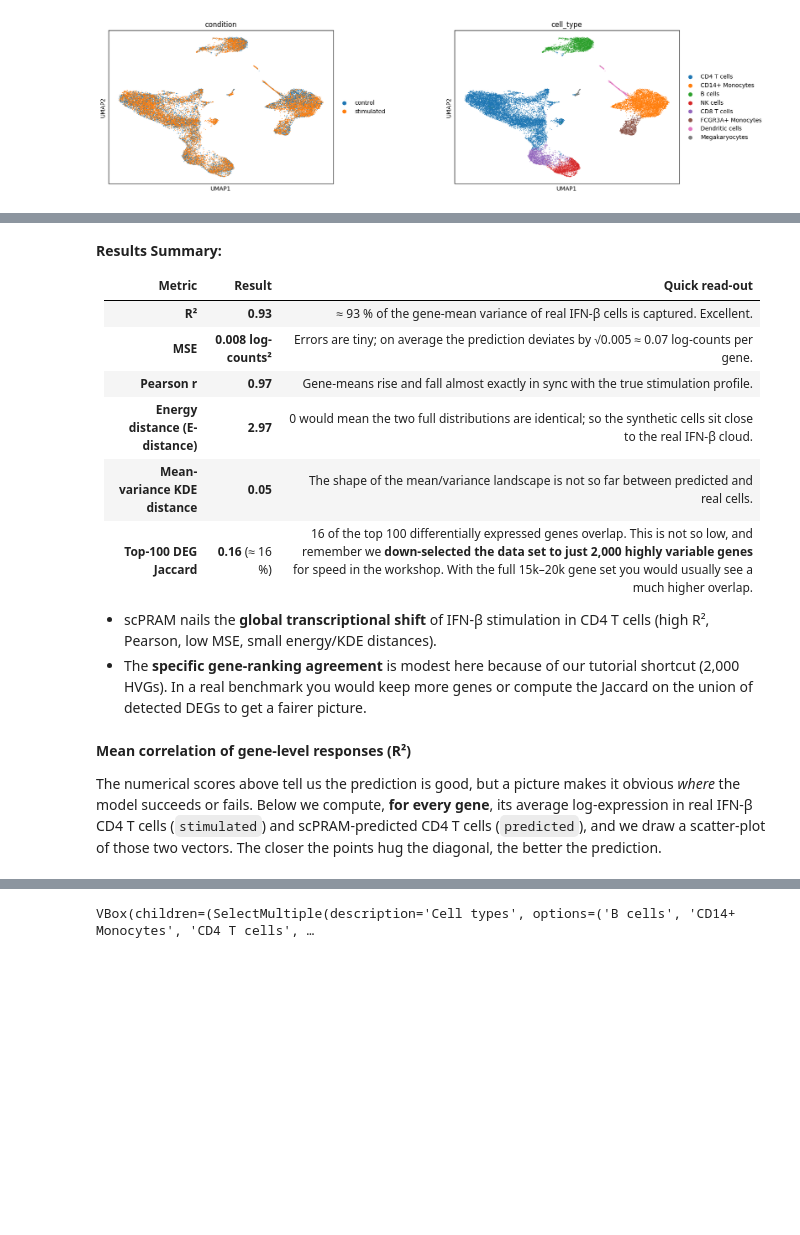
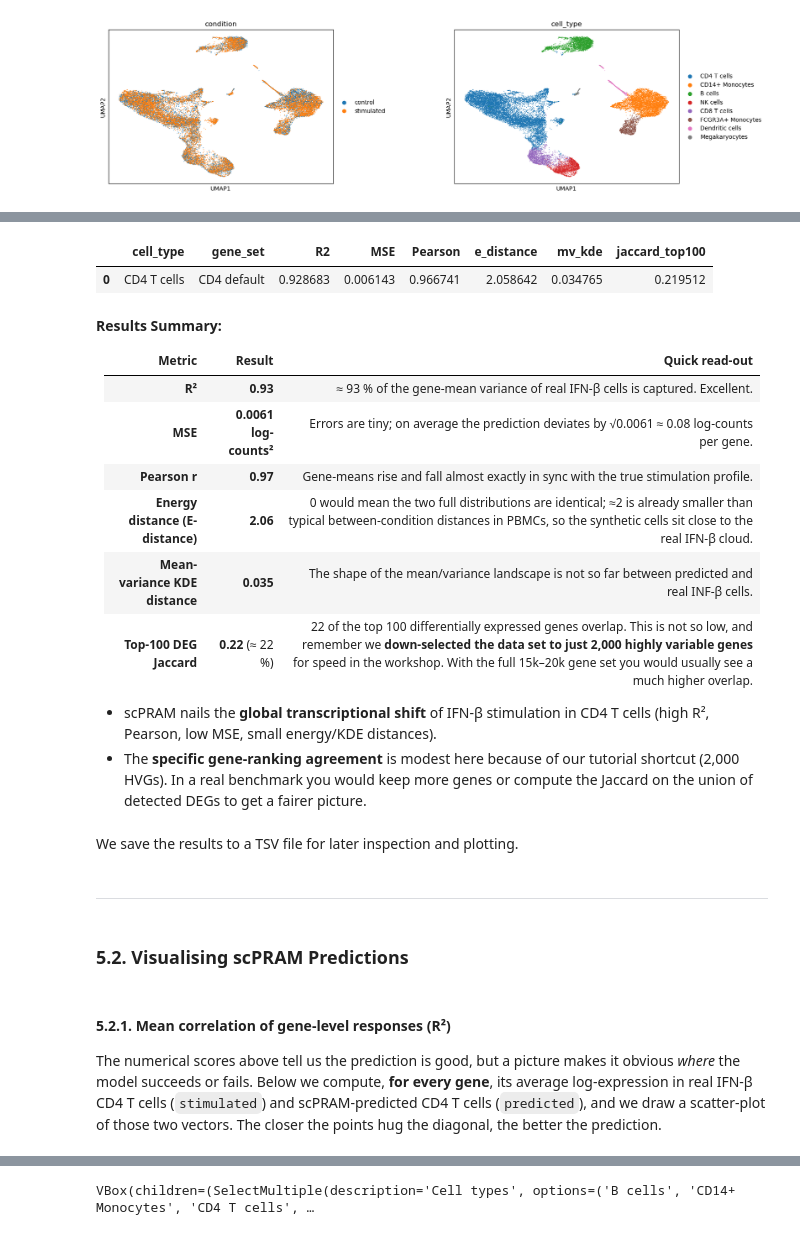
Before and after one commit to BiodataAnalysisGroup/virtual-tutorial-perturbation-modelling, a Jupyter notebook: 2_scPRAM/scPRAM_Tutorial_ECCB2025.ipynb, the cells around one changed output, grey strips where cells are left out. Drawn from its saved outputs; the diff is of its cells as text; code cells hidden in the pictures; blank space fills up the shorter version.

```diff
--- a/2_scPRAM/scPRAM_Tutorial_ECCB2025.ipynb
+++ b/2_scPRAM/scPRAM_Tutorial_ECCB2025.ipynb
@@ -503,14 +404,31 @@ Jaccard top100 DEG: 0.163
+# %%
+# Creating a DataFrame to store the results
+results_df = pd.DataFrame([{
+    'cell_type'      : 'CD4 T cells',
+    'gene_set'       : 'CD4 default',
+    **boot,
+    'e_distance'     : e_dist,
+    'mv_kde'         : mv_kde,
+    'jaccard_top100' : jaccard
+}])
+
+results_df # Displaying the results DataFrame with the computed metrics
+# %% [output]
+|  | cell_type | gene_set | R2 | MSE | Pearson | e_distance | mv_kde | jaccard_top100 |
+| 0 | CD4 T cells | CD4 default | 0.928683 | 0.006143 | 0.966741 | 2.058642 | 0.034765 | 0.219512 |
 # %% [markdown]
 **Results Summary:**
 
 | Metric                         |                Result | Quick read-out                                                                                                                                                                                                                                                                                                                                         |
 | ------------------------------ | --------------------: | ------------------------------------------------------------------------------------------------------------------------------------------------------------------------------------------------------------------------------------------------------------------------------------------------------------------------------------------------------ |
 | **R²**                         |              **0.93** | ≈ 93 % of the gene-mean variance of real IFN-β cells is captured. Excellent.                                                                                                                                                                                                                                                                           |
-| **MSE**                        | **0.008 log-counts²** | Errors are tiny; on average the prediction deviates by √0.005 ≈ 0.07 log-counts per gene.                                                                                                                                                                                                                                                              |
+| **MSE**                        | **0.0061 log-counts²** | Errors are tiny; on average the prediction deviates by √0.0061 ≈ 0.08 log-counts per gene.                                                                                                                                                                                                                                                              |
 | **Pearson r**                  |              **0.97** | Gene-means rise and fall almost exactly in sync with the true stimulation profile.                                                                                                                                                                                                                                                                     |
-| **Energy distance (E-distance)**            |              **2.97** | 0 would mean the two full distributions are identical; so the synthetic cells sit close to the real IFN-β cloud.                                                                                                                                                          |
-| **Mean-variance KDE distance** |             **0.05** | The shape of the mean/variance landscape is not so far between predicted and real cells.                                                                                                                                                                                                                                                 |
-| **Top-100 DEG Jaccard**        |     **0.16** (≈ 16 %) | 16 of the top 100 differentially expressed genes overlap. This is not so low, and remember we **down-selected the data set to just 2,000 highly variable genes** for speed in the workshop. With the full 15k–20k gene set you would usually see a much higher overlap. |
+| **Energy distance (E-distance)**            |              **2.06** | 0 would mean the two full distributions are identical; ≈2 is already smaller than typical between-condition distances in PBMCs, so the synthetic cells sit close to the real IFN-β  cloud.                                                                                                                                                          |
+| **Mean-variance KDE distance** |             **0.035** | The shape of the mean/variance landscape is not so far between predicted and real INF-β cells.                                                                                                                                                                                                                                                 |
+| **Top-100 DEG Jaccard**        |     **0.22** (≈ 22 %) | 22 of the top 100 differentially expressed genes overlap. This is not so low, and remember we **down-selected the data set to just 2,000 highly variable genes** for speed in the workshop. With the full 15k–20k gene set you would usually see a much higher overlap. |
 
 - scPRAM nails the **global transcriptional shift** of IFN-β stimulation in CD4 T cells (high R², Pearson, low MSE, small energy/KDE distances).
 - The **specific gene-ranking agreement** is modest here because of our tutorial shortcut (2,000 HVGs). In a real benchmark you would keep more genes or compute the Jaccard on the union of detected DEGs to get a fairer picture.
+# %% [markdown]
+We save the results to a TSV file for later inspection and plotting.
@@ -517,5 +437,9 @@ Jaccard top100 DEG: 0.163
+# %% [markdown]
+---
+# %% [markdown]
+### 5.2. Visualising scPRAM Predictions
 # %% [markdown]
-**Mean correlation of gene-level responses (R²)**
+#### 5.2.1. Mean correlation of gene-level responses (R²)
 
 The numerical scores above tell us the prediction is good, but a picture makes it obvious *where* the model succeeds or fails. Below we compute, **for every gene**, its average log-expression in real IFN-β CD4 T cells (`stimulated`) and scPRAM-predicted CD4 T cells (`predicted`), and we draw a scatter-plot of those two vectors. The closer the points hug the diagonal, the better the prediction.
 # %%
```
Also changed, not shown: parts of 94 cells of this notebook.
